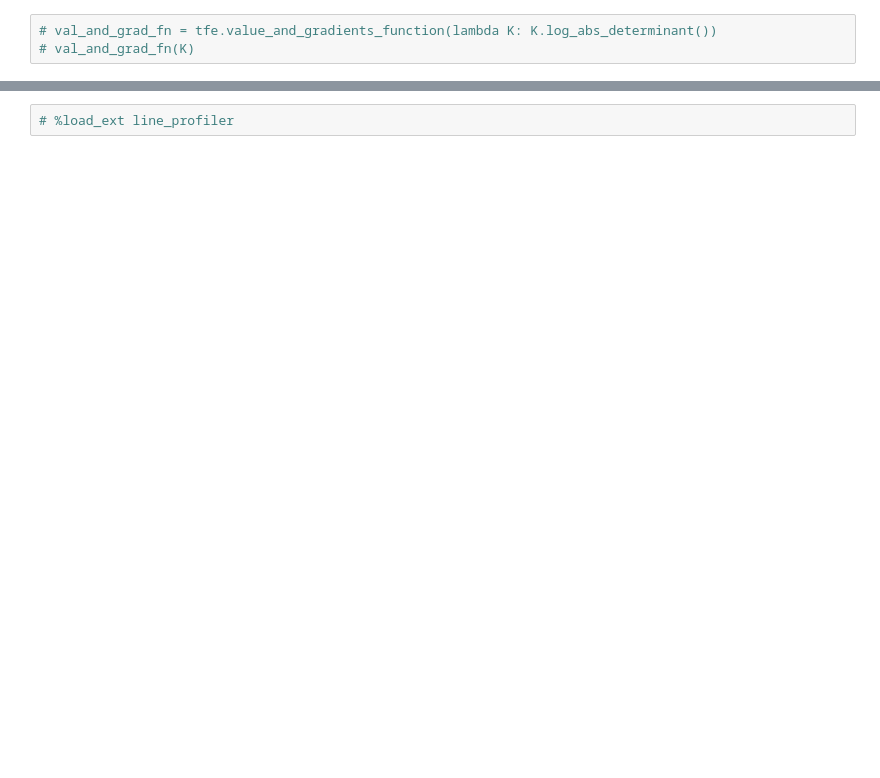
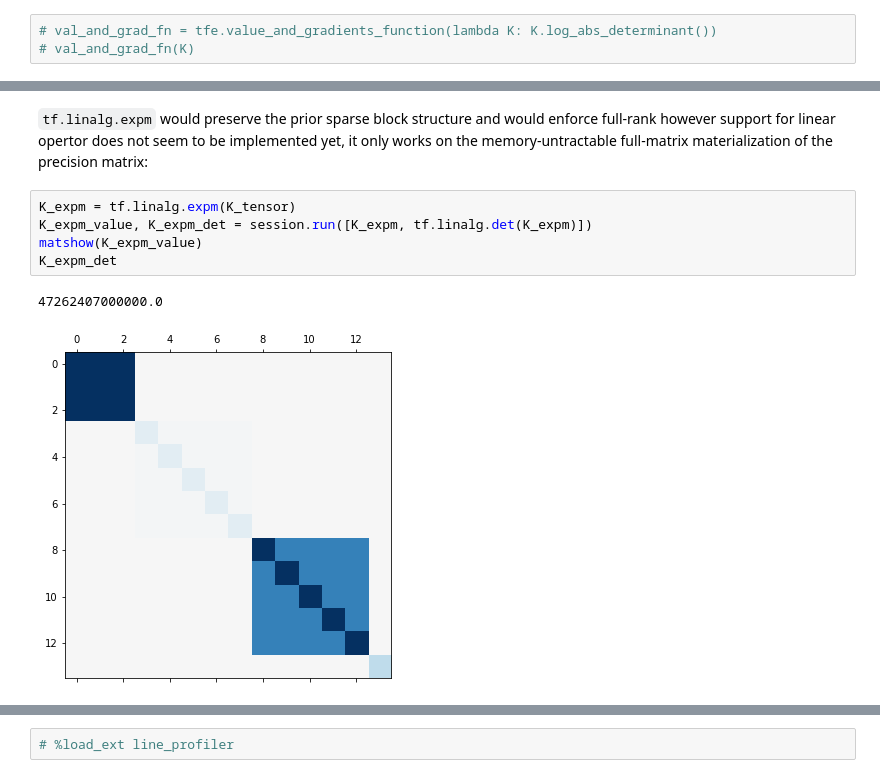
Before and after one commit to ogrisel/notebooks, a Jupyter notebook: precision_matrices.ipynb, the cells around one changed output, grey strips where cells are left out. Drawn from its saved outputs; the diff is of its cells as text; blank space fills up the shorter version.

```diff
--- a/precision_matrices.ipynb
+++ b/precision_matrices.ipynb
@@ -82,0 +120,10 @@ plt.matshow(sess.run(K_tensor));
+# %% [markdown]
+`tf.linalg.expm` would preserve the prior sparse block structure and would enforce full-rank however support for linear opertor does not seem to be implemented yet, it only works on the memory-untractable full-matrix materialization of the precision matrix:
+# %%
+K_expm = tf.linalg.expm(K_tensor)
+K_expm_value, K_expm_det = session.run([K_expm, tf.linalg.det(K_expm)])
+matshow(K_expm_value)
+K_expm_det
+# %% [output]
+47262407000000.0
+[figure, added]
```
Also changed, not shown: parts of 39 cells of this notebook.
